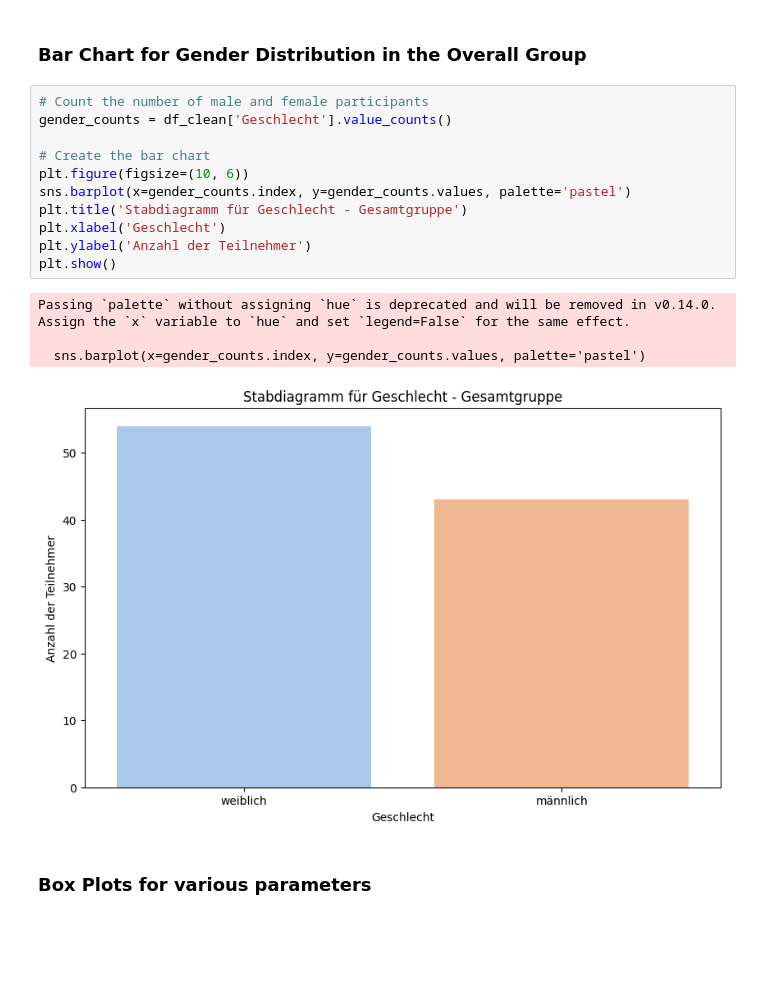
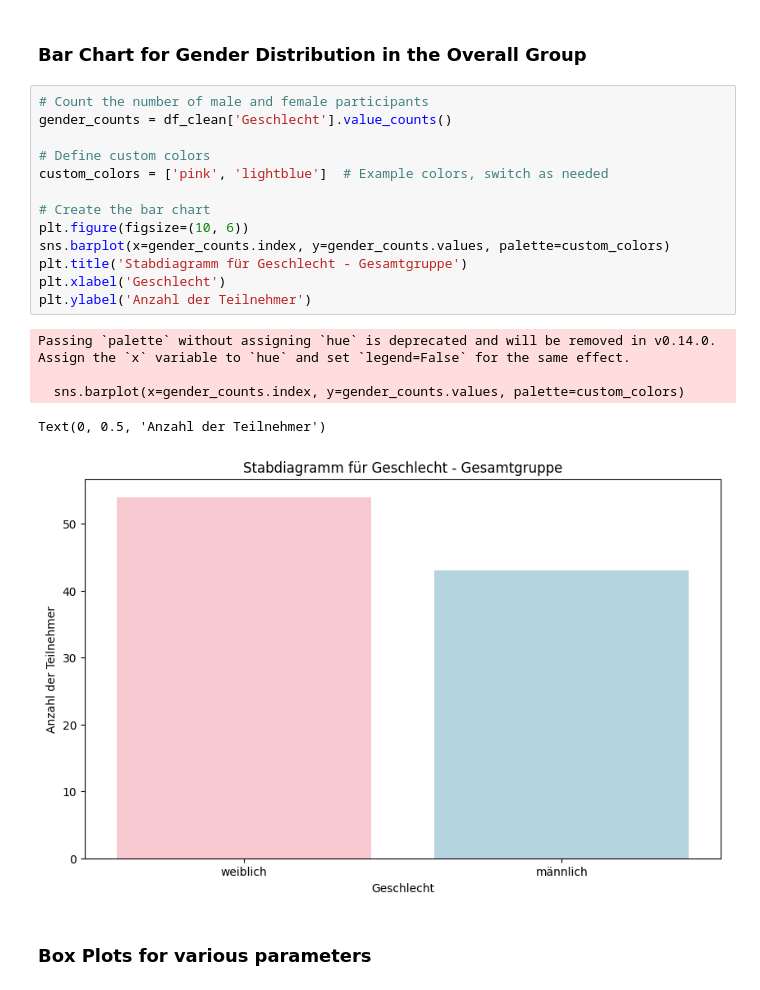
Before and after one commit to AbdallahAbou/Advanced_Statistical_Analysis, a Jupyter notebook: notebooks/statistical_study_notebook.ipynb, the cells around one changed output. Saved outputs shown, nothing was run; the diff lists cells and outputs as text; blank space fills up the shorter version.

```diff
--- a/notebooks/statistical_study_notebook.ipynb
+++ b/notebooks/statistical_study_notebook.ipynb
@@ -263,19 +259,22 @@ plt.show()
 # %%
 # Count the number of male and female participants
 gender_counts = df_clean['Geschlecht'].value_counts()
 
+# Define custom colors
+custom_colors = ['pink', 'lightblue']  # Example colors, switch as needed
+
 # Create the bar chart
 plt.figure(figsize=(10, 6))
-sns.barplot(x=gender_counts.index, y=gender_counts.values, palette='pastel')
+sns.barplot(x=gender_counts.index, y=gender_counts.values, palette=custom_colors)
 plt.title('Stabdiagramm für Geschlecht - Gesamtgruppe')
 plt.xlabel('Geschlecht')
 plt.ylabel('Anzahl der Teilnehmer')
-plt.show()
 # %% [output]
 Passing `palette` without assigning `hue` is deprecated and will be removed in v0.14.0. Assign the `x` variable to `hue` and set `legend=False` for the same effect.
 
-  sns.barplot(x=gender_counts.index, y=gender_counts.values, palette='pastel')
+  sns.barplot(x=gender_counts.index, y=gender_counts.values, palette=custom_colors)
+Text(0, 0.5, 'Anzahl der Teilnehmer')
-[figure, old version]
+[figure, new version]
 # %% [markdown]
 ### Box Plots for various parameters
 # %%
```
Also changed, not shown: parts of 19 cells of this notebook.
